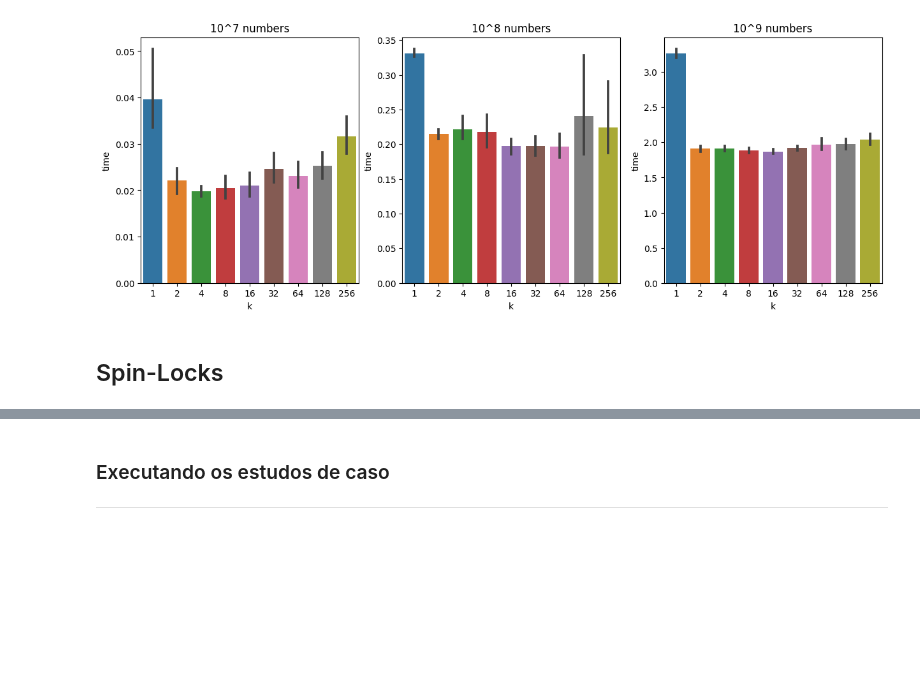
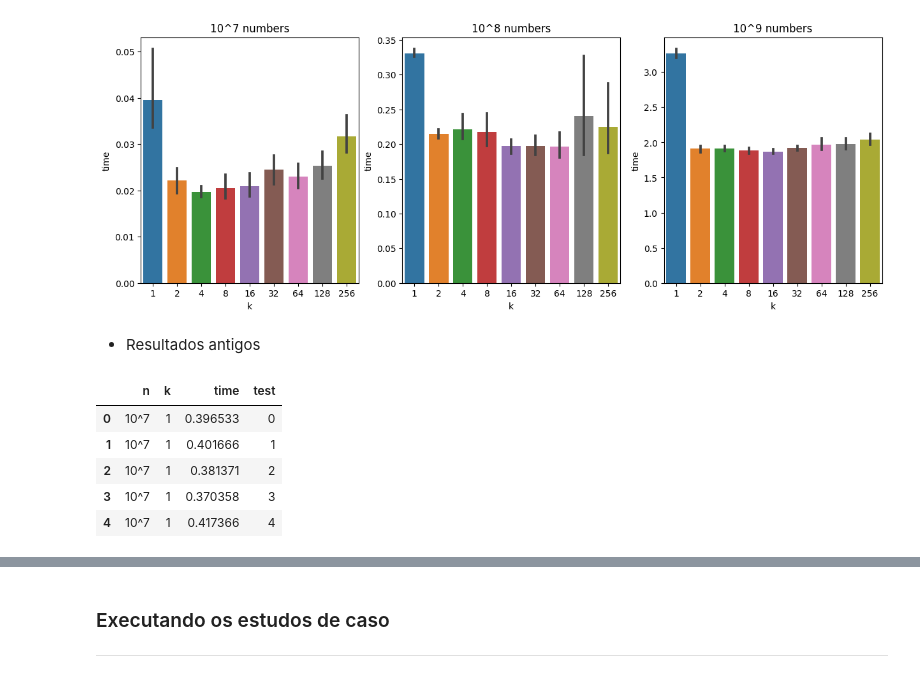
Before and after one commit to MariaLuizaCw/distributed-systems, a Jupyter notebook: TP2/analysis.ipynb, the cells around one changed output, grey strips where cells are left out. Cells and saved outputs as stored; diff of their text form; code cells hidden in the pictures; blank space fills up the shorter version.

```diff
--- a/TP2/analysis.ipynb
+++ b/TP2/analysis.ipynb
@@ -80,5 +62,15 @@ axes[2].set_title('10^9 numbers')
 # %% [output]
 Text(0.5, 1.0, '10^9 numbers')
 [figure]
-# %% [markdown]
-## Spin-Locks
+# %% [markdown]
+- Resultados antigos
+# %%
+old_spin_lock_df = pd.read_csv('results/spin_lock_test_old.csv')
+old_spin_lock_df.head()
+# %% [output]
+|  | n | k | time | test |
+| 0 | 10^7 | 1 | 0.396533 | 0 |
+| 1 | 10^7 | 1 | 0.401666 | 1 |
+| 2 | 10^7 | 1 | 0.381371 | 2 |
+| 3 | 10^7 | 1 | 0.370358 | 3 |
+| 4 | 10^7 | 1 | 0.417366 | 4 |
```
Also changed, not shown: parts of 10 cells of this notebook, 6 other files.
